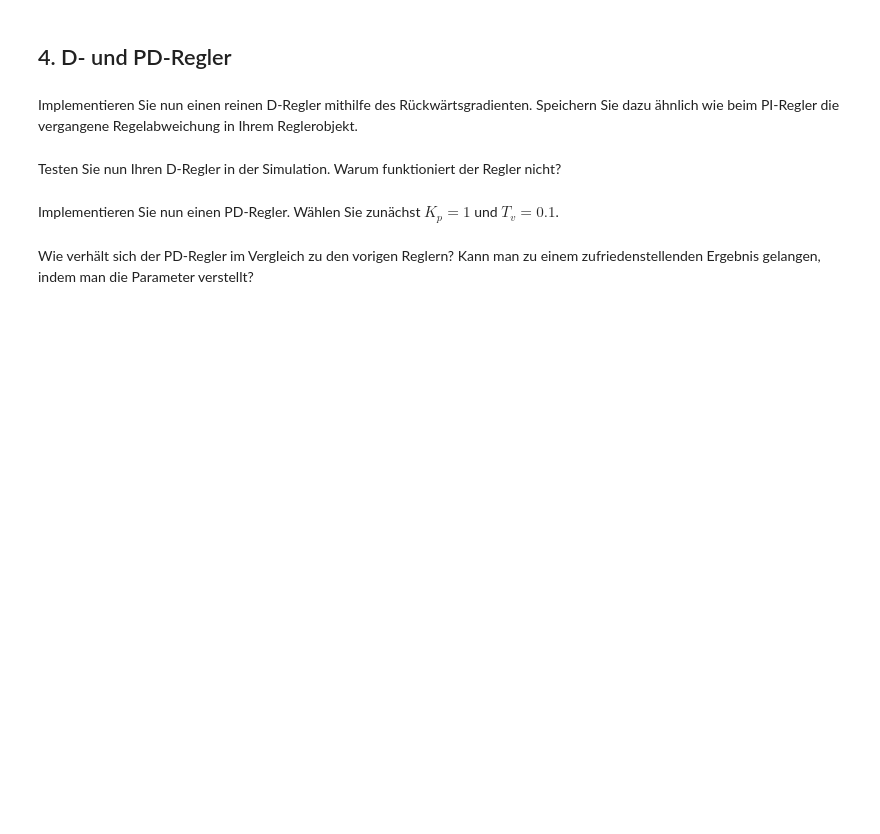
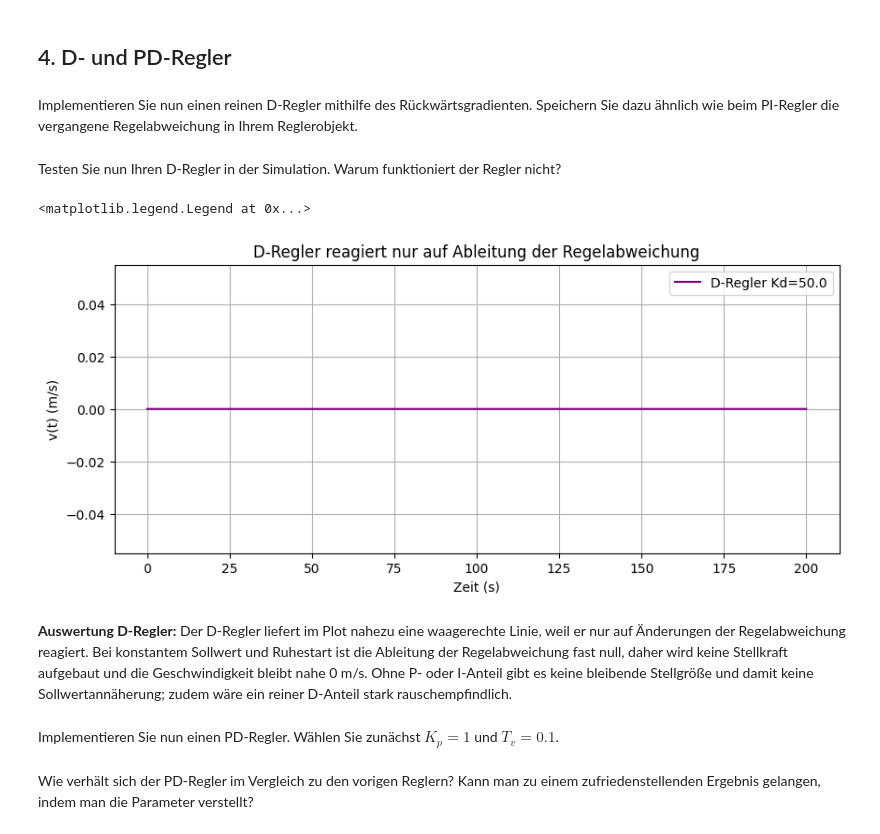
Before and after one commit to Guakocius/htwg, a Jupyter notebook: sem3/tgki/versuch5/vers_5_regler.ipynb, the cells around one changed output. Cells and saved outputs as stored; diff of their text form; code cells hidden in the pictures; blank space fills up the shorter version.

```diff
--- a/sem3/tgki/versuch5/vers_5_regler.ipynb
+++ b/sem3/tgki/versuch5/vers_5_regler.ipynb
@@ -178,11 +331,45 @@ Erweitern Sie nun den P-Regler zu einem PI-Regler, indem Sie das Proportionalgli
 # %% [markdown]
 Implementieren Sie nun einen reinen D-Regler mithilfe des Rückwärtsgradienten. Speichern Sie dazu ähnlich wie beim PI-Regler die vergangene Regelabweichung in Ihrem Reglerobjekt.
 # %%
-# Hier Ihr D-Regler als Python-Objekt
+class DController:
+    def __init__(self, Kd, soll=0.0):
+        self.Kd = Kd
+        self.soll = soll
+        self._last_error = None
+        self._last_time = None
+
+    def __call__(self, regelgr, zeitpunkt):
+        error = self.soll - regelgr
+        if self._last_error is None or self._last_time is None:
+            derivative = 0.0
+        else:
+            dt = max(zeitpunkt - self._last_time, 0.0)
+            derivative = (error - self._last_error) / dt if dt > 0.0 else 0.0
+        self._last_error = error
+        self._last_time = zeitpunkt
+        return self.Kd * derivative
 # %% [markdown]
 Testen Sie nun Ihren D-Regler in der Simulation. Warum funktioniert der Regler nicht?
 # %%
-# Ihre Lösung hier
+# Test des D-Reglers
+kd = 50.0
+ctrl_d = DController(Kd=kd, soll=1.0)
+t_d, v_d = simulate_closed_loop(ctrl_d, t_span=(0, 200), steps=1200)
+
+fig, ax_d = plt.subplots(figsize=(10, 4))
+ax_d.plot(t_d, v_d, label=f'D-Regler Kd={kd}', color='purple')
+ax_d.set_title('D-Regler reagiert nur auf Ableitung der Regelabweichung')
+ax_d.set_xlabel('Zeit (s)')
+ax_d.set_ylabel('v(t) (m/s)')
+ax_d.grid(True)
+ax_d.legend()
+
+# Hinweis im Plot: ohne Proportionalanteil fehlt eine bleibende Stellkraft => keine Sollwertannäherung
+# %% [output]
+<matplotlib.legend.Legend at 0x...>
+[figure, added]
+# %% [markdown]
+**Auswertung D-Regler:** Der D-Regler liefert im Plot nahezu eine waagerechte Linie, weil er nur auf Änderungen der Regelabweichung reagiert. Bei konstantem Sollwert und Ruhestart ist die Ableitung der Regelabweichung fast null, daher wird keine Stellkraft aufgebaut und die Geschwindigkeit bleibt nahe 0 m/s. Ohne P- oder I-Anteil gibt es keine bleibende Stellgröße und damit keine Sollwertannäherung; zudem wäre ein reiner D-Anteil stark rauschempfindlich.
 # %% [markdown]
 Implementieren Sie nun einen PD-Regler. Wählen Sie zunächst $K_p = 1$ und $T_v = 0.1$.
 # %%
```
Also changed, not shown: parts of 7 cells of this notebook, 8 other files.
